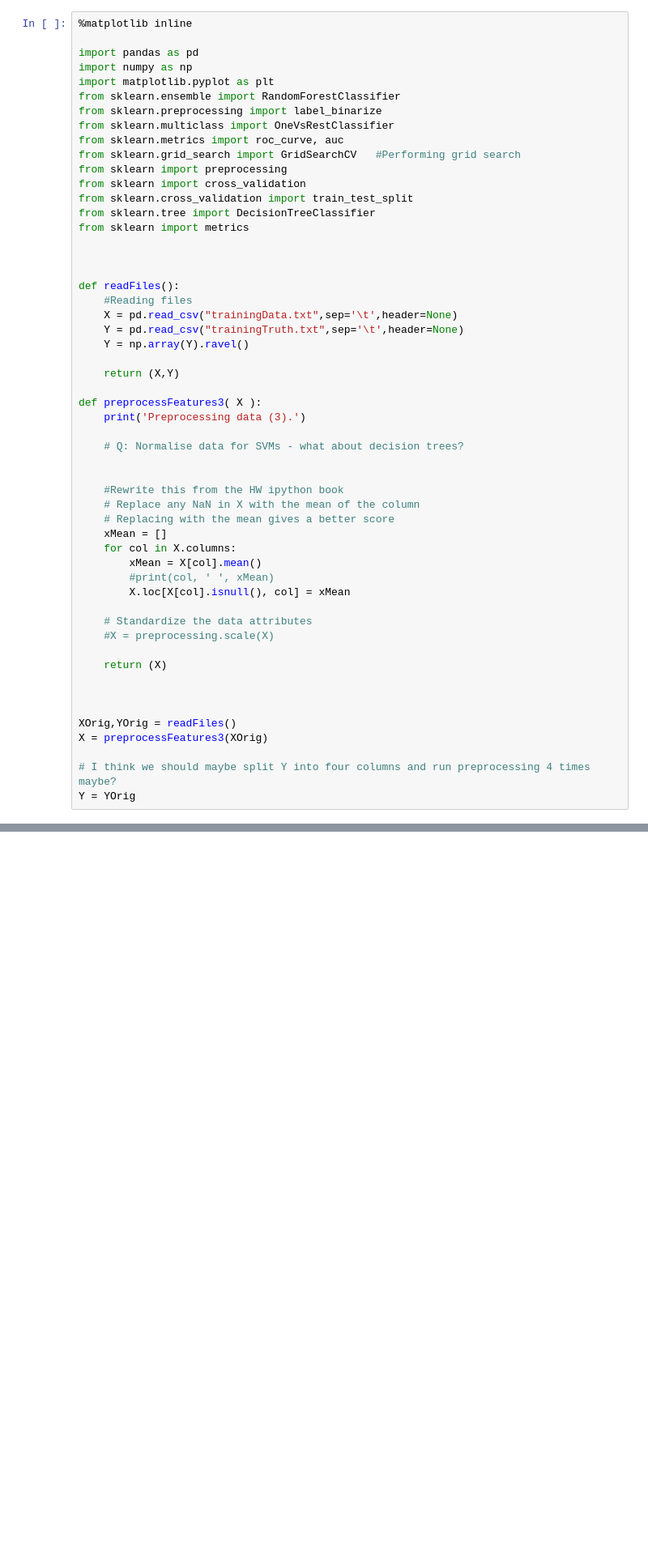
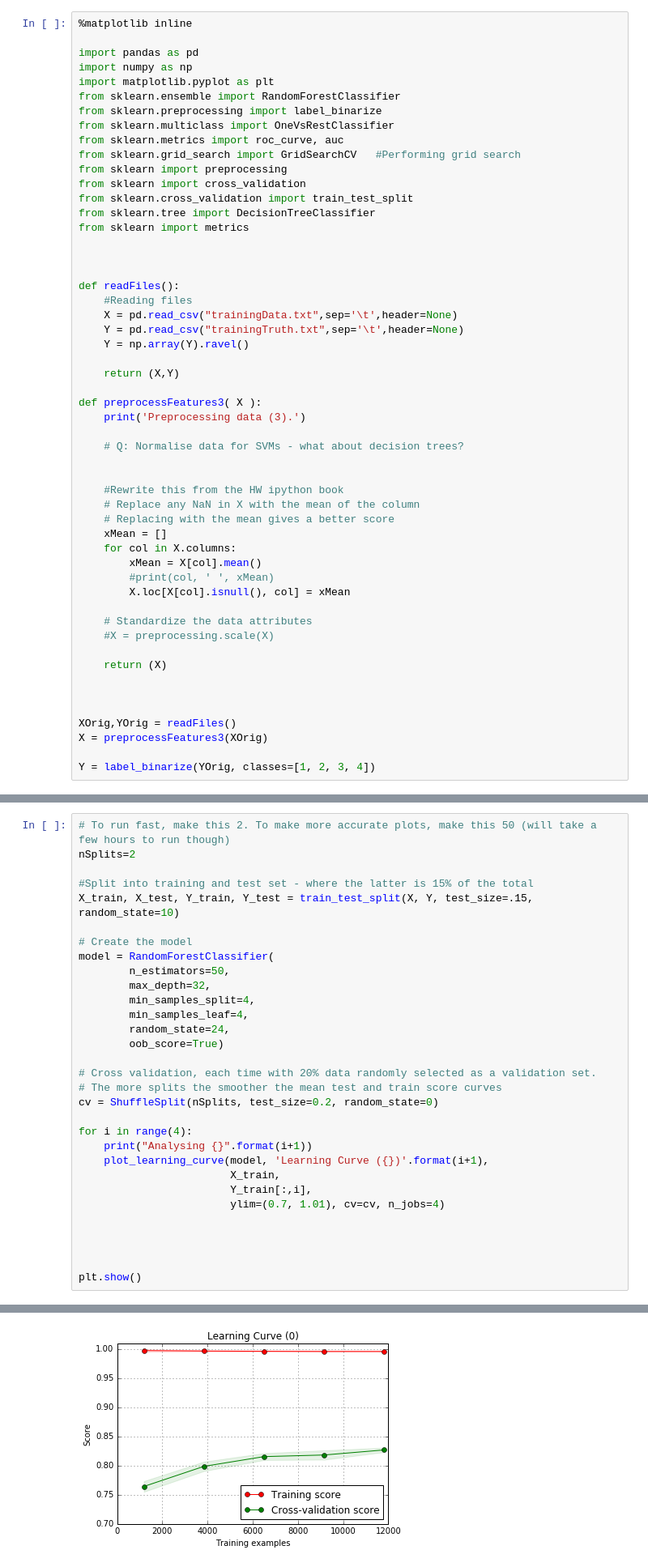
Before and after one commit to rabjohnston/E81HW3, a Jupyter notebook: FeatureSelection.ipynb, the cells around one changed output, grey strips where cells are left out. Shown at 81% size. Saved outputs shown, nothing was run; the diff lists cells and outputs as text; blank space fills up the shorter version.

Commit message:
Added in learning curves and feature selection

```diff
--- a/FeatureSelection.ipynb
+++ b/FeatureSelection.ipynb
@@ -50,8 +50,7 @@ def preprocessFeatures3( X ):
 XOrig,YOrig = readFiles()
 X = preprocessFeatures3(XOrig)
 
-# I think we should maybe split Y into four columns and run preprocessing 4 times maybe?
-Y = YOrig
+Y = label_binarize(YOrig, classes=[1, 2, 3, 4])
 # %% [output]
 Preprocessing data (3).
 # %% [markdown]
@@ -158,0 +244,32 @@ def featuresToRemove(df, features, threshold):
+# %%
+# To run fast, make this 2. To make more accurate plots, make this 50 (will take a few hours to run though)
+nSplits=2
+
+#Split into training and test set - where the latter is 15% of the total
+X_train, X_test, Y_train, Y_test = train_test_split(X, Y, test_size=.15, random_state=10)
+
+# Create the model
+model = RandomForestClassifier(
+        n_estimators=50,
+        max_depth=32,
+        min_samples_split=4,
+        min_samples_leaf=4,
+        random_state=24,
+        oob_score=True)
+
+# Cross validation, each time with 20% data randomly selected as a validation set.
+# The more splits the smoother the mean test and train score curves
+cv = ShuffleSplit(nSplits, test_size=0.2, random_state=0)
+
+for i in range(4):
+    print("Analysing {}".format(i+1))
+    plot_learning_curve(model, 'Learning Curve ({})'.format(i+1),
+                        X_train,
+                        Y_train[:,i],
+                        ylim=(0.7, 1.01), cv=cv, n_jobs=4)
+
+
+
+
+plt.show()
+# %% [output]
@@ -158,0 +280 @@ def featuresToRemove(df, features, threshold):
+[figure, added]
```
Also changed, not shown: parts of 6 cells of this notebook.
